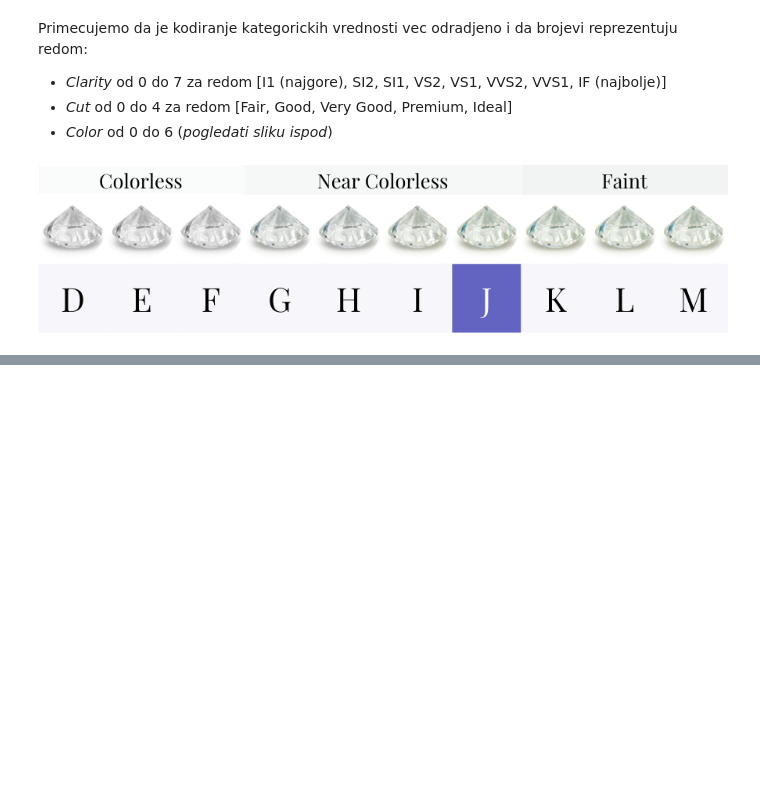
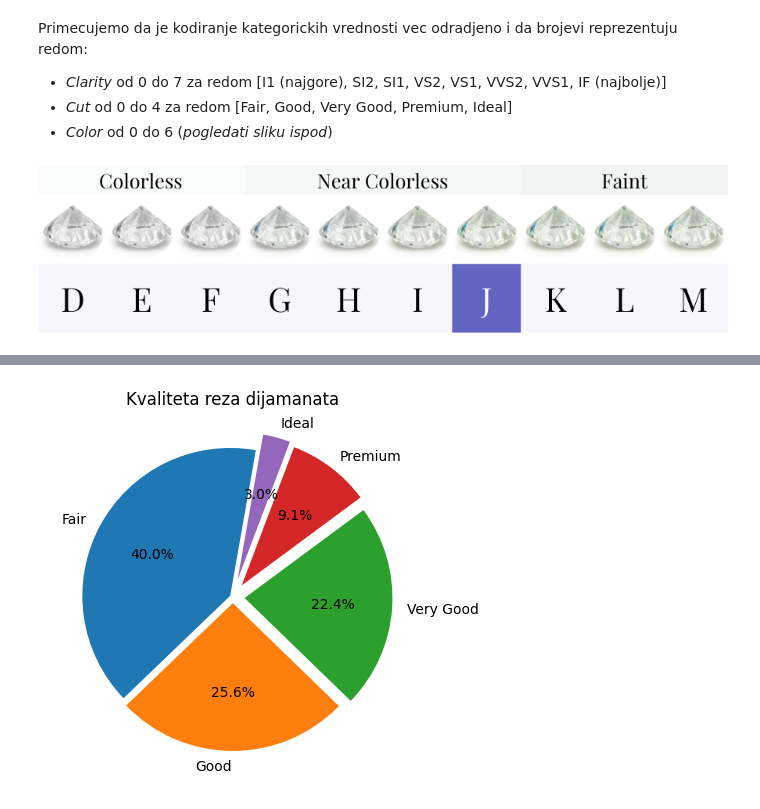
Before and after one commit to MATF-istrazivanje-podataka-1/2023_Data_Mining_Diamonds_Dataset, a Jupyter notebook: data_analysis.ipynb, the cells around one changed output, grey strips where cells are left out. Drawn from its saved outputs; the diff is of its cells as text; code cells hidden in the pictures; blank space fills up the shorter version.

```diff
--- a/data_analysis.ipynb
+++ b/data_analysis.ipynb
@@ -154,0 +193,2 @@ Primecujemo da je kodiranje kategorickih vrednosti vec odradjeno i da brojevi re
+# %%
+cutClasses = ['Ideal', 'Premium', 'Very Good', 'Good', 'Fair']
@@ -154,0 +210,6 @@ Primecujemo da je kodiranje kategorickih vrednosti vec odradjeno i da brojevi re
+# %%
+plt.pie(pieData, labels = cutClasses, startangle= 80, autopct= '%.1f%%', explode = [0.02, 0.04, 0.08, 0.1, 0.12])
+plt.title('Kvaliteta reza dijamanata')
+plt.show()
+# %% [output]
+[figure, added]
```
Also changed, not shown: parts of 18 cells of this notebook, 1 other file.
